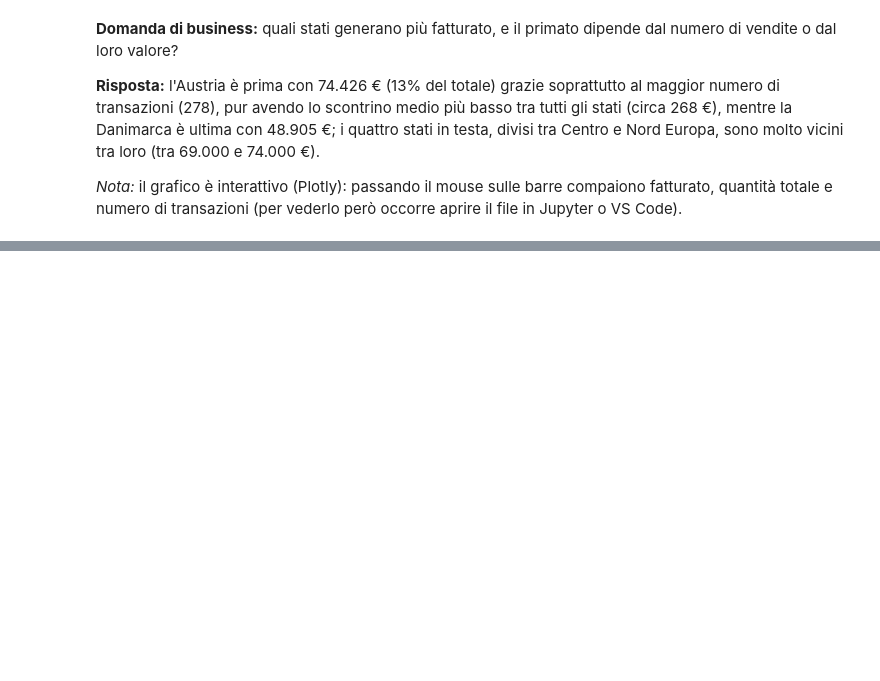
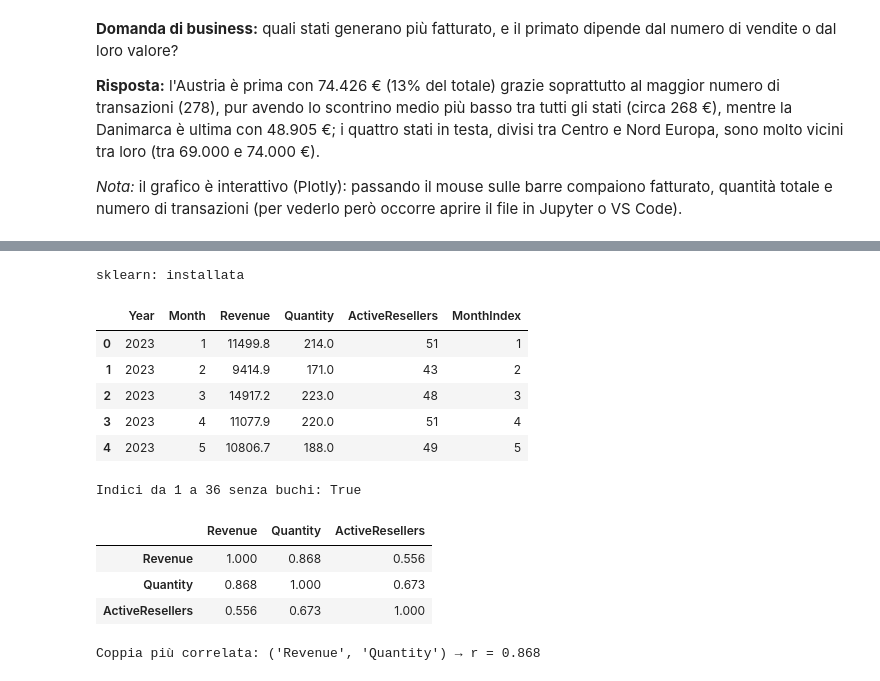
Before and after one commit to gfercioni/Giovanni_Fercioni_esercitazione_finale_M4, a Jupyter notebook: main.ipynb, the cells around one changed output, grey strips where cells are left out. Cells and saved outputs as stored; diff of their text form; code cells hidden in the pictures; blank space fills up the shorter version.

```diff
--- a/main.ipynb
+++ b/main.ipynb
@@ -1242,0 +1256,56 @@ by_state
+# %%
+# check installazione sklearn
+import importlib.util
+print("sklearn:", "installata" if importlib.util.find_spec("sklearn") else "NON installata")
+# %% [output]
+sklearn: installata
+# %%
+# Es 5 punto 1
+
+# dataset mensile per il modello
+monthly_model = (
+    sales_full
+    .groupby(["Year", "Month"])
+    .agg(
+        Revenue=("SalesAmount", "sum"),
+        Quantity=("Quantity", "sum"),
+        ActiveResellers=("ResellerID", "nunique"),
+    )
+    .reset_index()
+)
+
+# indice progressivo del mese, calcolato a partire dal primo mese presente nei dati - l'intenzione è rendere il codice più dinamico affinchè accetti anche dataset con intervallo storico diverso
+# (qui: 1 = gennaio 2023, ..., 36 = dicembre 2025); l'origine conservata per le previsioni
+first_date = sales_full["SalesDate"].min()
+START_YEAR, START_MONTH = first_date.year, first_date.month
+monthly_model["MonthIndex"] = (
+    (monthly_model["Year"] - START_YEAR) * 12
+    + (monthly_model["Month"] - START_MONTH)
+    + 1
+)
+
+display(monthly_model.head())
+
+print("Indici da 1 a 36 senza buchi:", monthly_model["MonthIndex"].tolist() == list(range(1, 37)))
+
+# matrice di correlazione
+corr_monthly = monthly_model[["Revenue", "Quantity", "ActiveResellers"]].corr().round(3)
+display(corr_monthly)
+
+# coppia più correlata (solo il triangolo sopra la diagonale, per escludere i duplicati e la diagonale)
+upper = corr_monthly.where(np.triu(np.ones(corr_monthly.shape), k=1).astype(bool))
+best_pair = upper.stack().abs().idxmax()
+print("Coppia più correlata:", best_pair, "→ r =", corr_monthly.loc[best_pair])
+# %% [output]
+|  | Year | Month | Revenue | Quantity | ActiveResellers | MonthIndex |
+| 0 | 2023 | 1 | 11499.8 | 214.0 | 51 | 1 |
+| 1 | 2023 | 2 | 9414.9 | 171.0 | 43 | 2 |
+| 2 | 2023 | 3 | 14917.2 | 223.0 | 48 | 3 |
+| 3 | 2023 | 4 | 11077.9 | 220.0 | 51 | 4 |
+| 4 | 2023 | 5 | 10806.7 | 188.0 | 49 | 5 |
+Indici da 1 a 36 senza buchi: True
+|  | Revenue | Quantity | ActiveResellers |
+| Revenue | 1.000 | 0.868 | 0.556 |
+| Quantity | 0.868 | 1.000 | 0.673 |
+| ActiveResellers | 0.556 | 0.673 | 1.000 |
+Coppia più correlata: ('Revenue', 'Quantity') → r = 0.868
```
Also changed, not shown: parts of 47 cells of this notebook, 1 other file.
